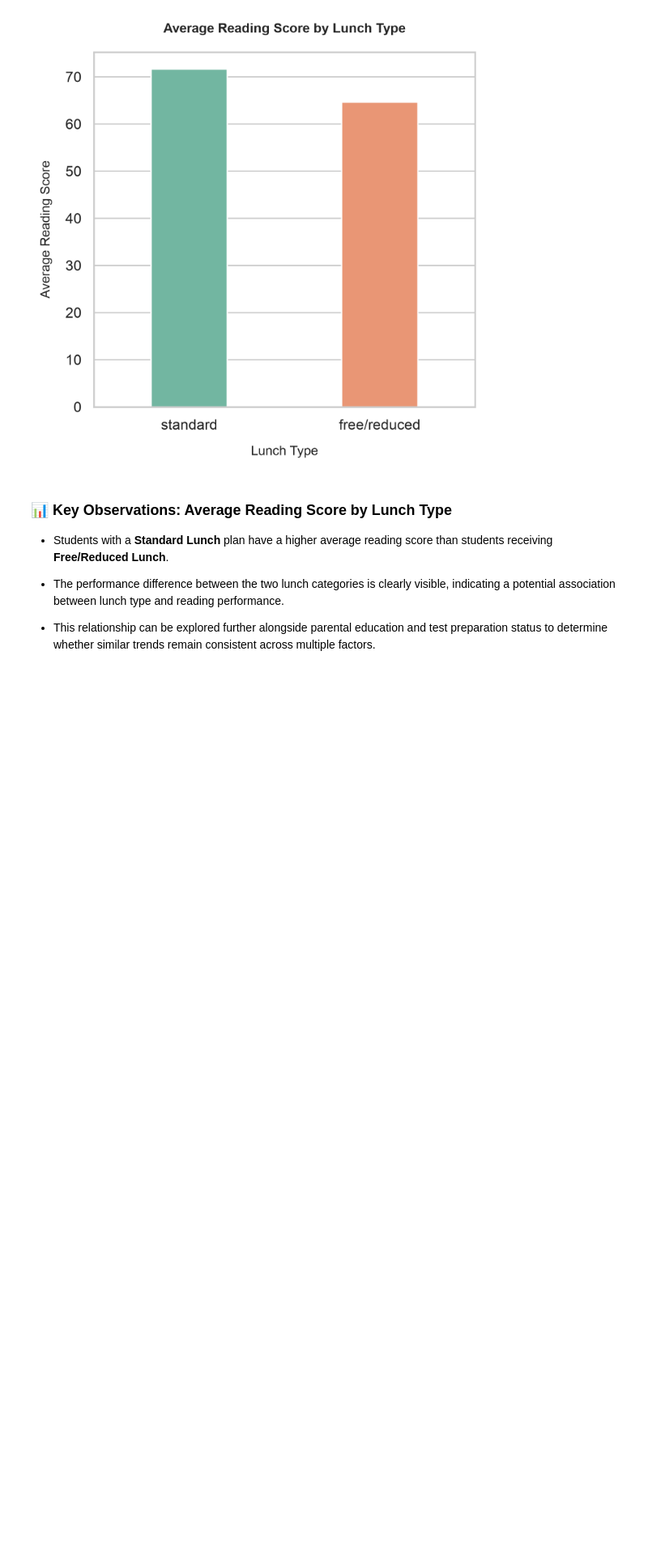
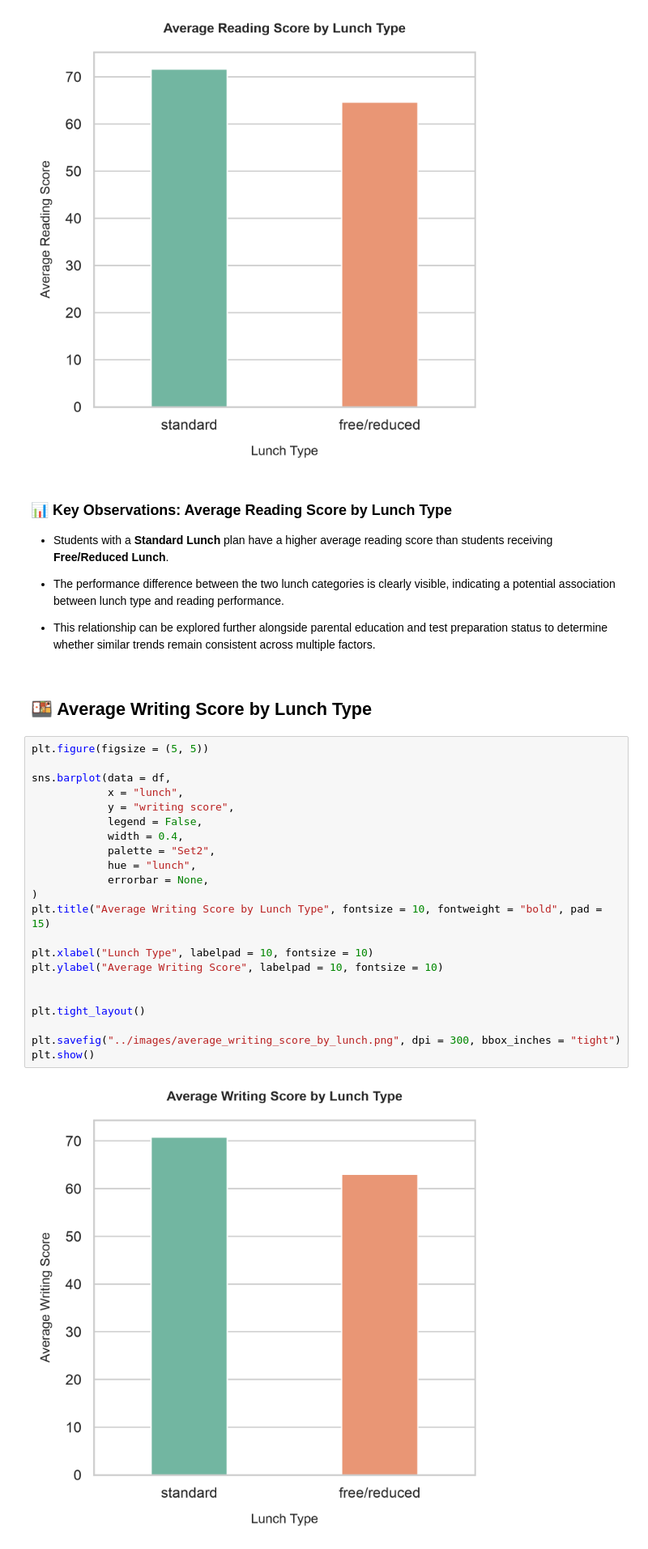
Before and after one commit to Pratyush-Guleria/data-analysis-projects, a Jupyter notebook: project-01-student-performance-analysis/notebooks/01_eda.ipynb, the cells around one changed output. Shown at 81% size. Cells and saved outputs as stored; diff of their text form; blank space fills up the shorter version.

Commit message:
Analysis on avg writing score by lunch

```diff
--- a/project-01-student-performance-analysis/notebooks/01_eda.ipynb
+++ b/project-01-student-performance-analysis/notebooks/01_eda.ipynb
@@ -462,3 +462,29 @@ plt.show()
 * The performance difference between the two lunch categories is clearly visible, indicating a potential association between lunch type and reading performance.
 
 * This relationship can be explored further alongside parental education and test preparation status to determine whether similar trends remain consistent across multiple factors.
+# %% [markdown]
+## 🍱 Average Writing Score by Lunch Type
+# %%
+plt.figure(figsize = (5, 5))
+
+sns.barplot(data = df,
+            x = "lunch",
+            y = "writing score",
+            legend = False,
+            width = 0.4,
+            palette = "Set2",
+            hue = "lunch",
+            errorbar = None,
+)
+plt.title("Average Writing Score by Lunch Type", fontsize = 10, fontweight = "bold", pad = 15)
+
+plt.xlabel("Lunch Type", labelpad = 10, fontsize = 10)
+plt.ylabel("Average Writing Score", labelpad = 10, fontsize = 10)
+
+
+plt.tight_layout()
+
+plt.savefig("../images/average_writing_score_by_lunch.png", dpi = 300, bbox_inches = "tight")
+plt.show()
+# %% [output]
+[figure, added]
```
Also changed, not shown: parts of 1 cell of this notebook.
